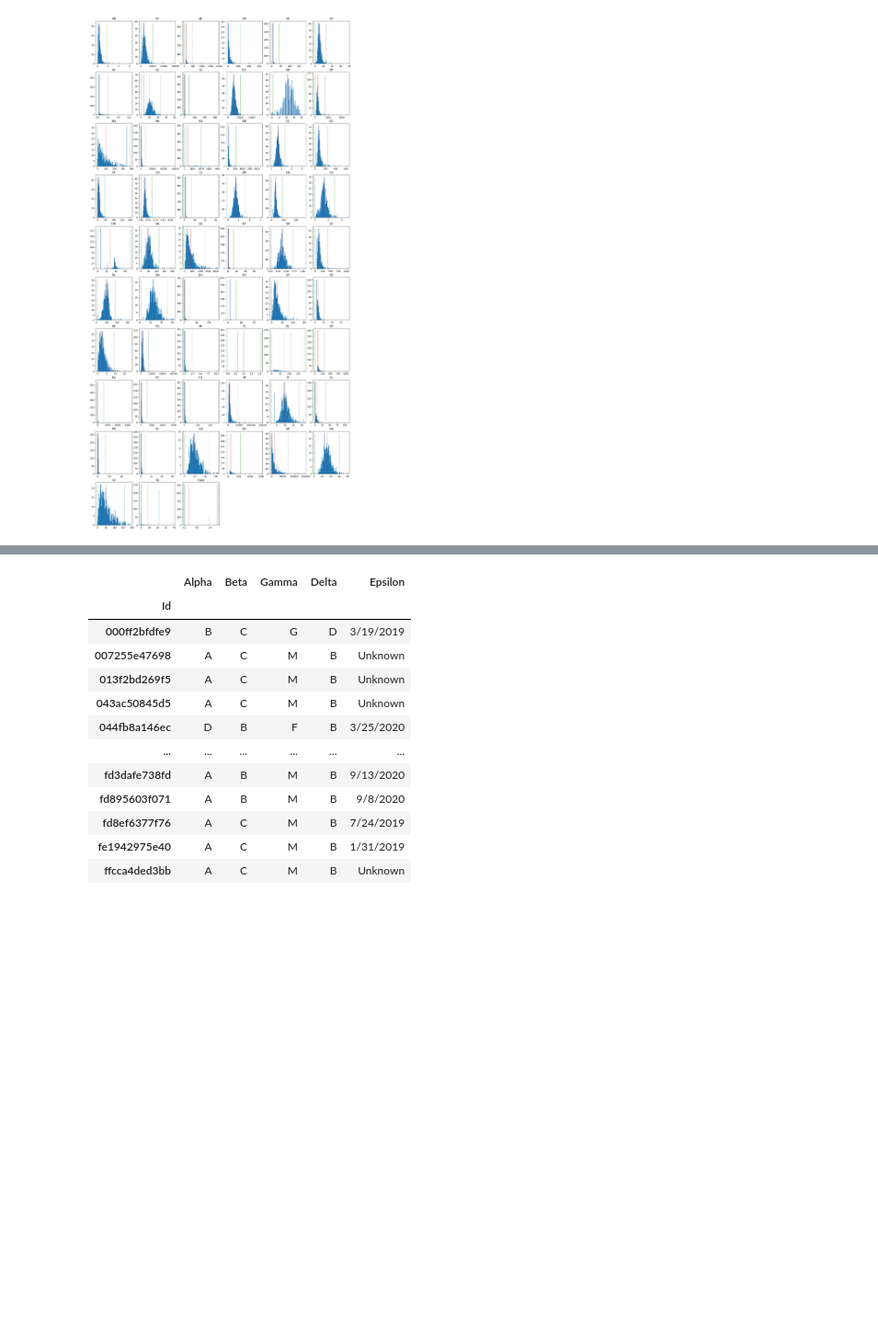
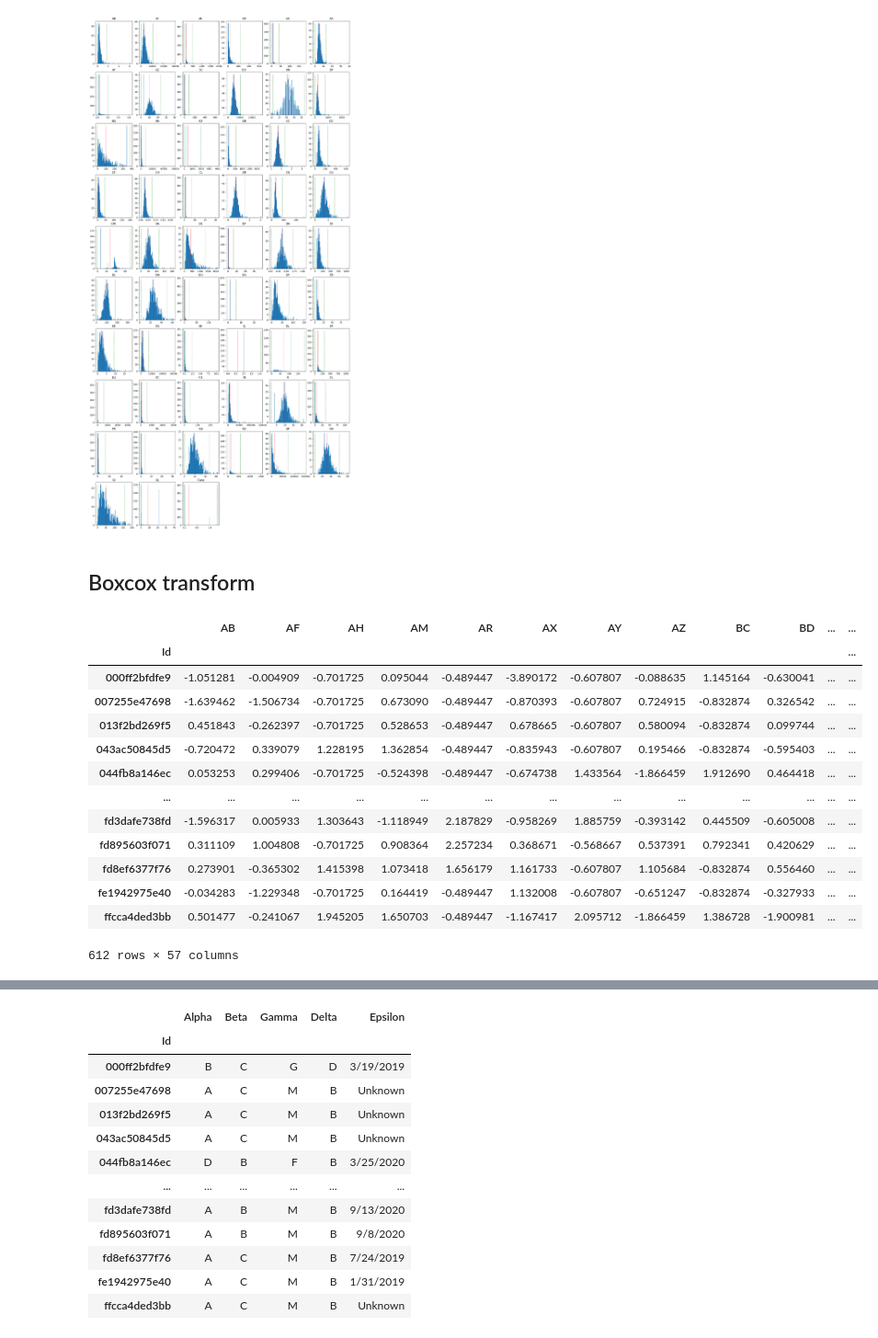
Before and after one commit to aruaru0/icr-kaggle, a Jupyter notebook: EDA.ipynb, the cells around one changed output, grey strips where cells are left out. Shown at 92% size. Saved outputs shown, nothing was run; the diff lists cells and outputs as text; code cells hidden in the pictures; blank space fills up the shorter version.

```diff
--- a/EDA.ipynb
+++ b/EDA.ipynb
@@ -77,3 +77,5 @@ plt.show
 # %% [output]
 <function matplotlib.pyplot.show(close=None, block=None)>
 [figure]
+# %% [markdown]
+## Boxcox transform
@@ -79,0 +85,25 @@ plt.show
+# %%
+df = train_df.copy()
+
+cols = df.columns
+# for i, col in enumerate(df.columns) :
+#     x = df[col]
+pt = PowerTransformer(method='yeo-johnson')
+pt.fit(df.values)
+df[cols] = pt.transform(df[cols].values)
+df
+# %% [output]
+|  | AB | AF | AH | AM | AR | AX | AY | AZ | BC | BD | ... | ... |
+| Id |  |  |  |  |  |  |  |  |  |  |  | ... |
+| 000ff2bfdfe9 | -1.051281 | -0.004909 | -0.701725 | 0.095044 | -0.489447 | -3.890172 | -0.607807 | -0.088635 | 1.145164 | -0.630041 | ... | ... |
+| 007255e47698 | -1.639462 | -1.506734 | -0.701725 | 0.673090 | -0.489447 | -0.870393 | -0.607807 | 0.724915 | -0.832874 | 0.326542 | ... | ... |
+| 013f2bd269f5 | 0.451843 | -0.262397 | -0.701725 | 0.528653 | -0.489447 | 0.678665 | -0.607807 | 0.580094 | -0.832874 | 0.099744 | ... | ... |
+| 043ac50845d5 | -0.720472 | 0.339079 | 1.228195 | 1.362854 | -0.489447 | -0.835943 | -0.607807 | 0.195466 | -0.832874 | -0.595403 | ... | ... |
+| 044fb8a146ec | 0.053253 | 0.299406 | -0.701725 | -0.524398 | -0.489447 | -0.674738 | 1.433564 | -1.866459 | 1.912690 | 0.464418 | ... | ... |
+| ... | ... | ... | ... | ... | ... | ... | ... | ... | ... | ... | ... | ... |
+| fd3dafe738fd | -1.596317 | 0.005933 | 1.303643 | -1.118949 | 2.187829 | -0.958269 | 1.885759 | -0.393142 | 0.445509 | -0.605008 | ... | ... |
+| fd895603f071 | 0.311109 | 1.004808 | -0.701725 | 0.908364 | 2.257234 | 0.368671 | -0.568667 | 0.537391 | 0.792341 | 0.420629 | ... | ... |
+| fd8ef6377f76 | 0.273901 | -0.365302 | 1.415398 | 1.073418 | 1.656179 | 1.161733 | -0.607807 | 1.105684 | -0.832874 | 0.556460 | ... | ... |
+| fe1942975e40 | -0.034283 | -1.229348 | -0.701725 | 0.164419 | -0.489447 | 1.132008 | -0.607807 | -0.651247 | -0.832874 | -0.327933 | ... | ... |
+| ffcca4ded3bb | 0.501477 | -0.241067 | 1.945205 | 1.650703 | -0.489447 | -1.167417 | 2.095712 | -1.866459 | 1.386728 | -1.900981 | ... | ... |
+612 rows × 57 columns
```
Also changed, not shown: parts of 9 cells of this notebook, 3 other files.
